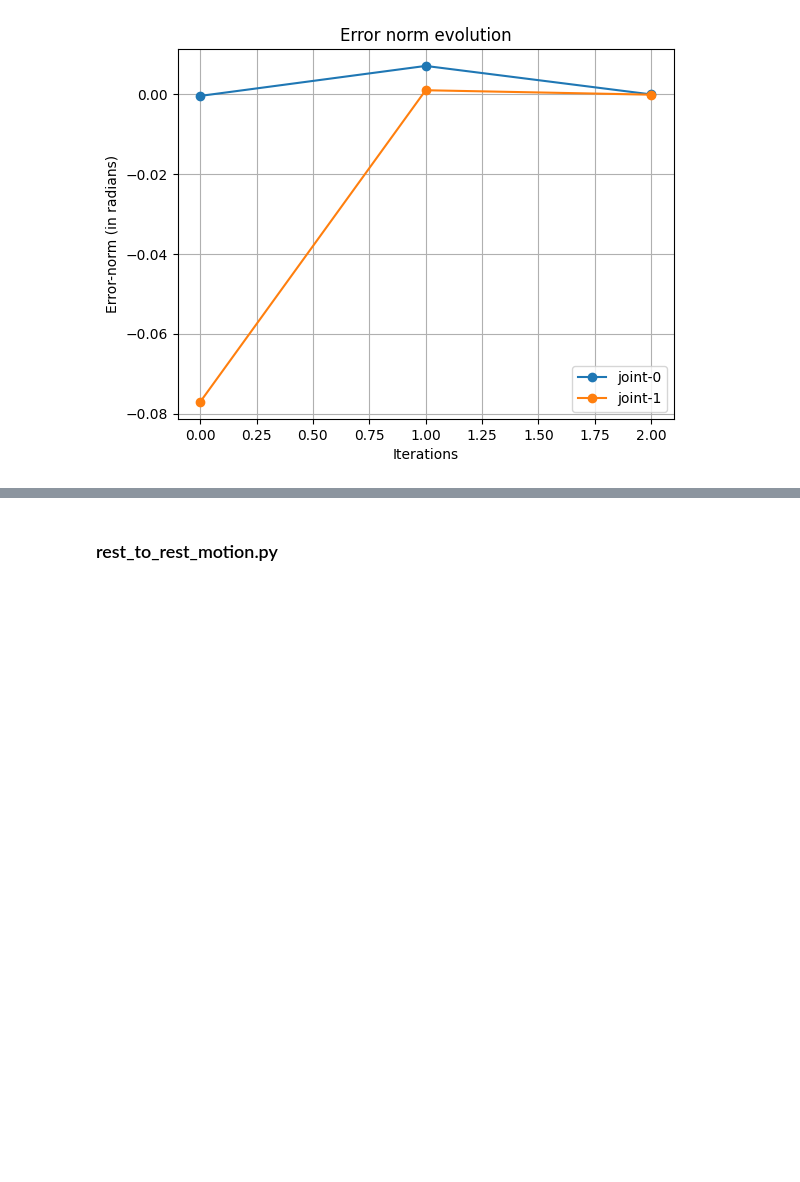
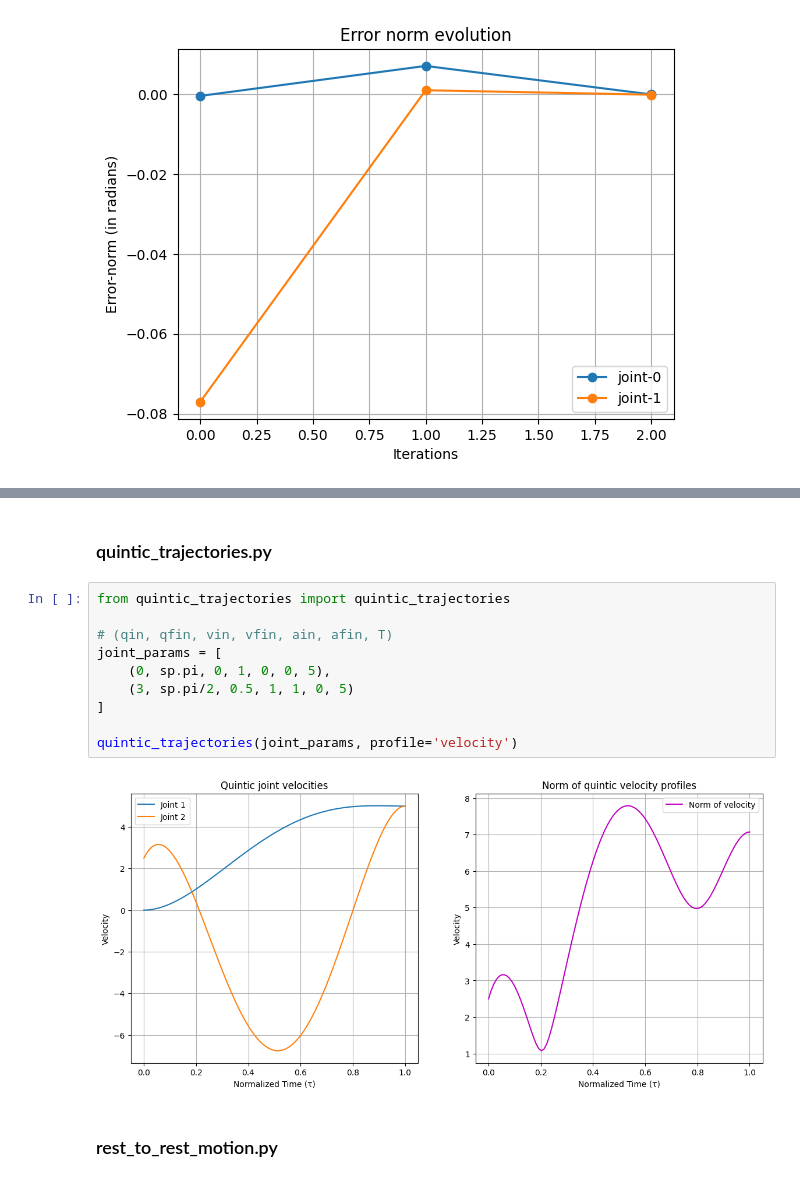
Before and after one commit to Mowibox/RoboBox, a Jupyter notebook: examples.ipynb, the cells around one changed output, grey strips where cells are left out. Cells and saved outputs as stored; diff of their text form; blank space fills up the shorter version.

Commit message:
Adding cubic and quintic functions

```diff
--- a/examples.ipynb
+++ b/examples.ipynb
@@ -325,3 +346,17 @@ plotter(X, [e_lst[:,0], e_lst[:,1]], "o",
+# %% [markdown]
+### quintic_trajectories.py
+# %%
+from quintic_trajectories import quintic_trajectories
+
+# (qin, qfin, vin, vfin, ain, afin, T)
+joint_params = [
+    (0, sp.pi, 0, 1, 0, 0, 5),
+    (3, sp.pi/2, 0.5, 1, 1, 0, 5)
+]
+
+quintic_trajectories(joint_params, profile='velocity')
+# %% [output]
+[figure, added]
 # %% [markdown]
 ### rest_to_rest_motion.py
 # %%
```
Also changed, not shown: parts of 3 cells of this notebook, 3 other files.
